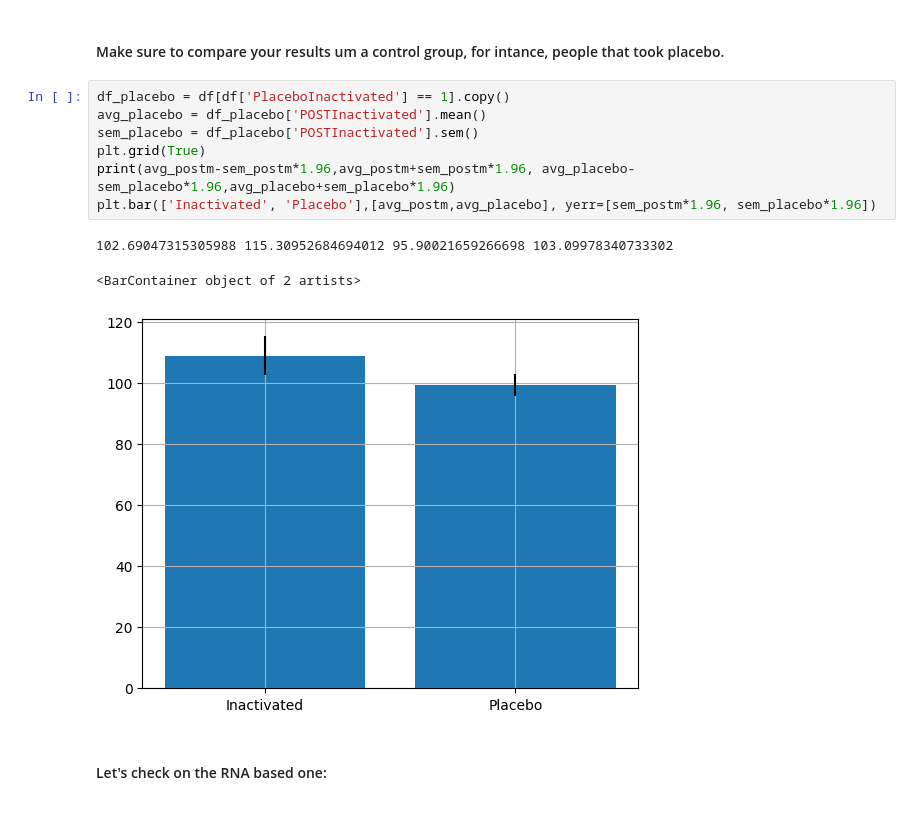
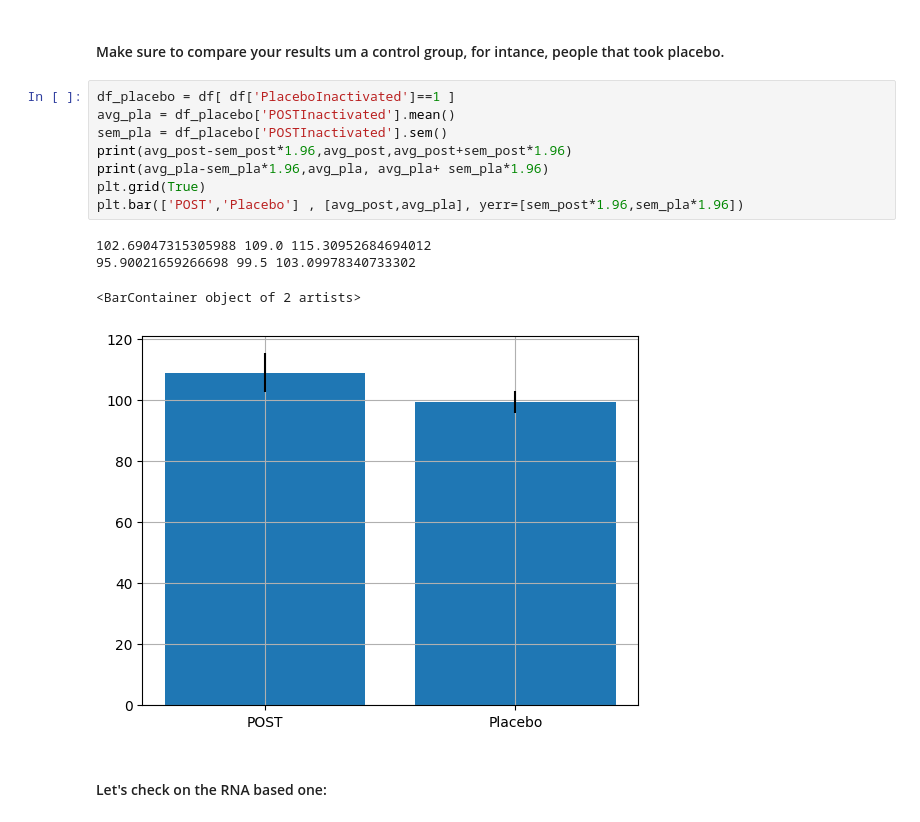
Before and after one commit to lcbjrrr/algojust, a Jupyter notebook: NB03_statsMiss.ipynb, the cells around one changed output. Cells and saved outputs as stored; diff of their text form.

```diff
--- a/NB03_statsMiss.ipynb
+++ b/NB03_statsMiss.ipynb
@@ -59,16 +78,18 @@ plt.bar(['PREInactivated', 'POSTInactivated'], [avg_prem, avg_postm], yerr=[sem_
 # %% [markdown]
 #### Make sure to compare your results um a control group, for intance, people that took placebo.
-# %%
-df_placebo = df[df['PlaceboInactivated'] == 1].copy()
-avg_placebo = df_placebo['POSTInactivated'].mean()
-sem_placebo = df_placebo['POSTInactivated'].sem()
-plt.grid(True)
-print(avg_postm-sem_postm*1.96,avg_postm+sem_postm*1.96, avg_placebo-sem_placebo*1.96,avg_placebo+sem_placebo*1.96)
-plt.bar(['Inactivated', 'Placebo'],[avg_postm,avg_placebo], yerr=[sem_postm*1.96, sem_placebo*1.96])
-# %% [output]
-102.69047315305988 115.30952684694012 95.90021659266698 103.09978340733302
-<BarContainer object of 2 artists>
-[figure, removed]
+# %%
+df_placebo = df[ df['PlaceboInactivated']==1 ]
+avg_pla = df_placebo['POSTInactivated'].mean()
+sem_pla = df_placebo['POSTInactivated'].sem()
+print(avg_post-sem_post*1.96,avg_post,avg_post+sem_post*1.96)
+print(avg_pla-sem_pla*1.96,avg_pla, avg_pla+ sem_pla*1.96)
+plt.grid(True)
+plt.bar(['POST','Placebo'] , [avg_post,avg_pla], yerr=[sem_post*1.96,sem_pla*1.96])
+# %% [output]
+102.69047315305988 109.0 115.30952684694012
+95.90021659266698 99.5 103.09978340733302
+<BarContainer object of 2 artists>
+[figure, added]
 # %% [markdown]
 #### Let's check on the RNA based one:
 # %%
```
Also changed, not shown: parts of 7 cells of this notebook.
